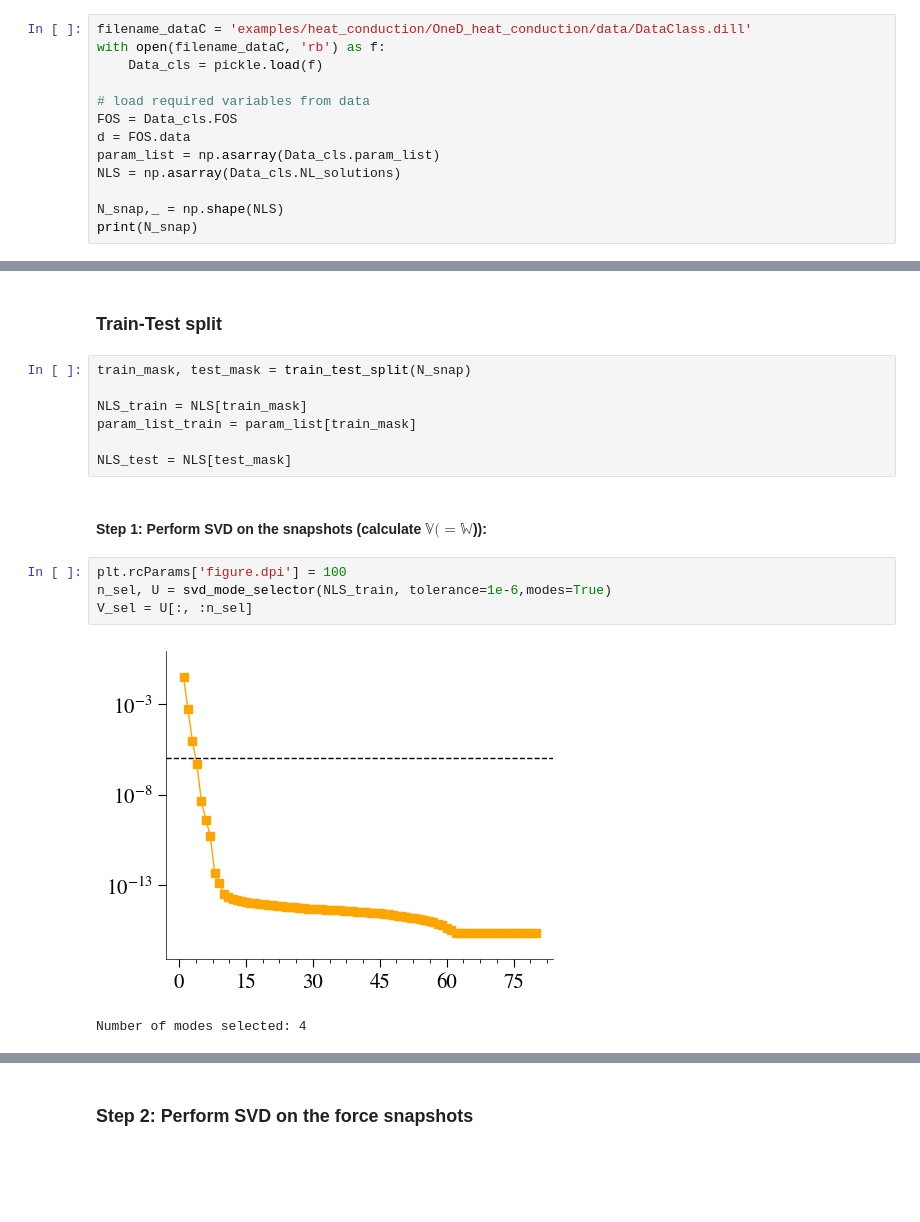
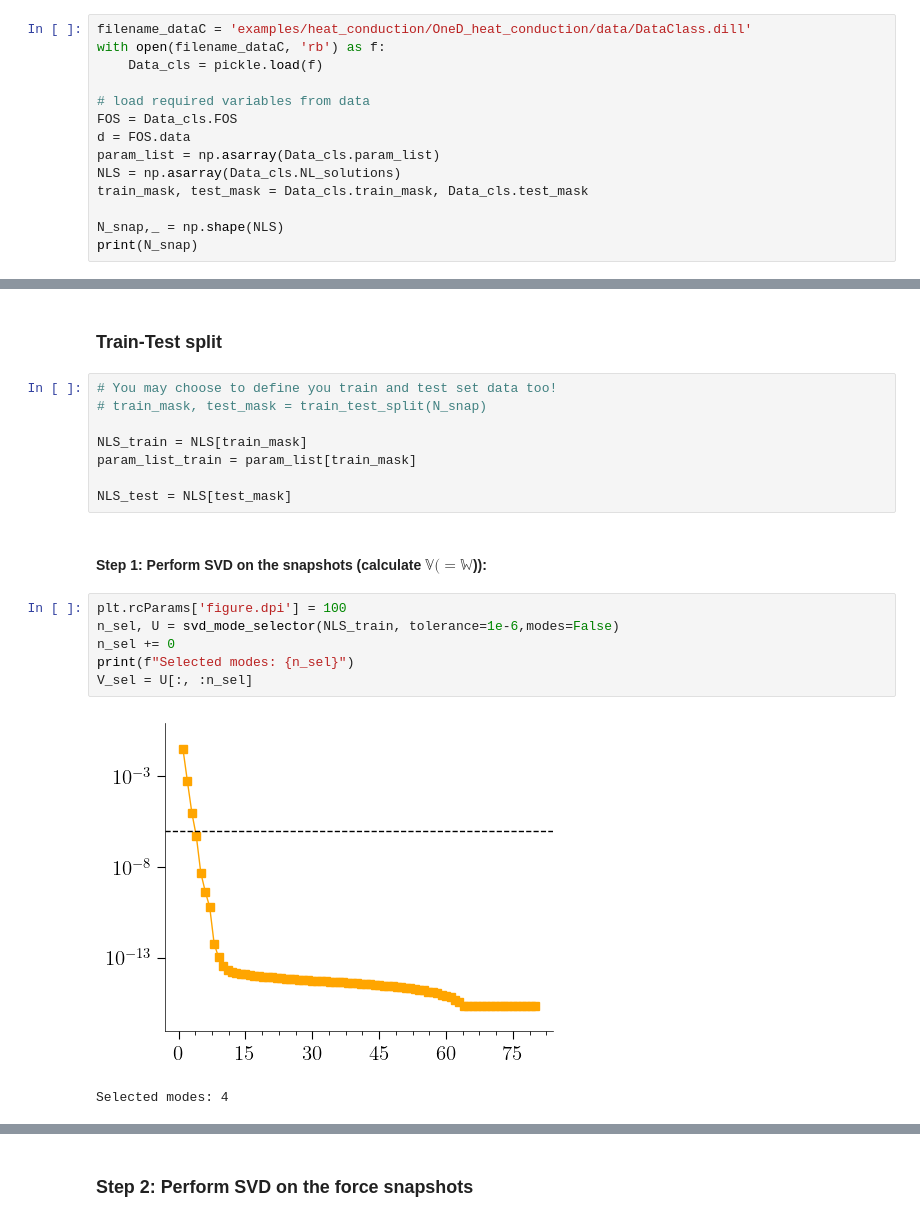
Before and after one commit to TAMIDS-HYPERREDUCTION/pyhyperrom, a Jupyter notebook: pyHyperRom/examples/heat_conduction/OneD_heat_conduction/FEM_1D_deim.ipynb, the cells around one changed output, grey strips where cells are left out. Drawn from its saved outputs; the diff is of its cells as text; blank space fills up the shorter version.

```diff
--- a/pyHyperRom/examples/heat_conduction/OneD_heat_conduction/FEM_1D_deim.ipynb
+++ b/pyHyperRom/examples/heat_conduction/OneD_heat_conduction/FEM_1D_deim.ipynb
@@ -30,6 +32,7 @@ FOS = Data_cls.FOS
 d = FOS.data
 param_list = np.asarray(Data_cls.param_list)
 NLS = np.asarray(Data_cls.NL_solutions)
+train_mask, test_mask = Data_cls.train_mask, Data_cls.test_mask
 
 N_snap,_ = np.shape(NLS)
 print(N_snap)
@@ -52,7 +55,8 @@ plt.show()
 # %% [markdown]
 ### Train-Test split
 # %%
-train_mask, test_mask = train_test_split(N_snap)
+# You may choose to define you train and test set data too!
+# train_mask, test_mask = train_test_split(N_snap)
 
 NLS_train = NLS[train_mask]
 param_list_train = param_list[train_mask]
@@ -63,11 +67,13 @@ NLS_test = NLS[test_mask]
 #### Step 1: Perform SVD on the snapshots (calculate $\mathbb{V}(=\mathbb{W}$)):
 # %%
 plt.rcParams['figure.dpi'] = 100
-n_sel, U = svd_mode_selector(NLS_train, tolerance=1e-6,modes=True)
+n_sel, U = svd_mode_selector(NLS_train, tolerance=1e-6,modes=False)
+n_sel += 0
+print(f"Selected modes: {n_sel}")
 V_sel = U[:, :n_sel]
 # %% [output]
-[figure, old version]
+[figure, new version]
-Number of modes selected: 4
+Selected modes: 4
 # %%
 fig, ax = plt.subplots()
 
```
Also changed, not shown: parts of 9 cells of this notebook, 9 other files.
